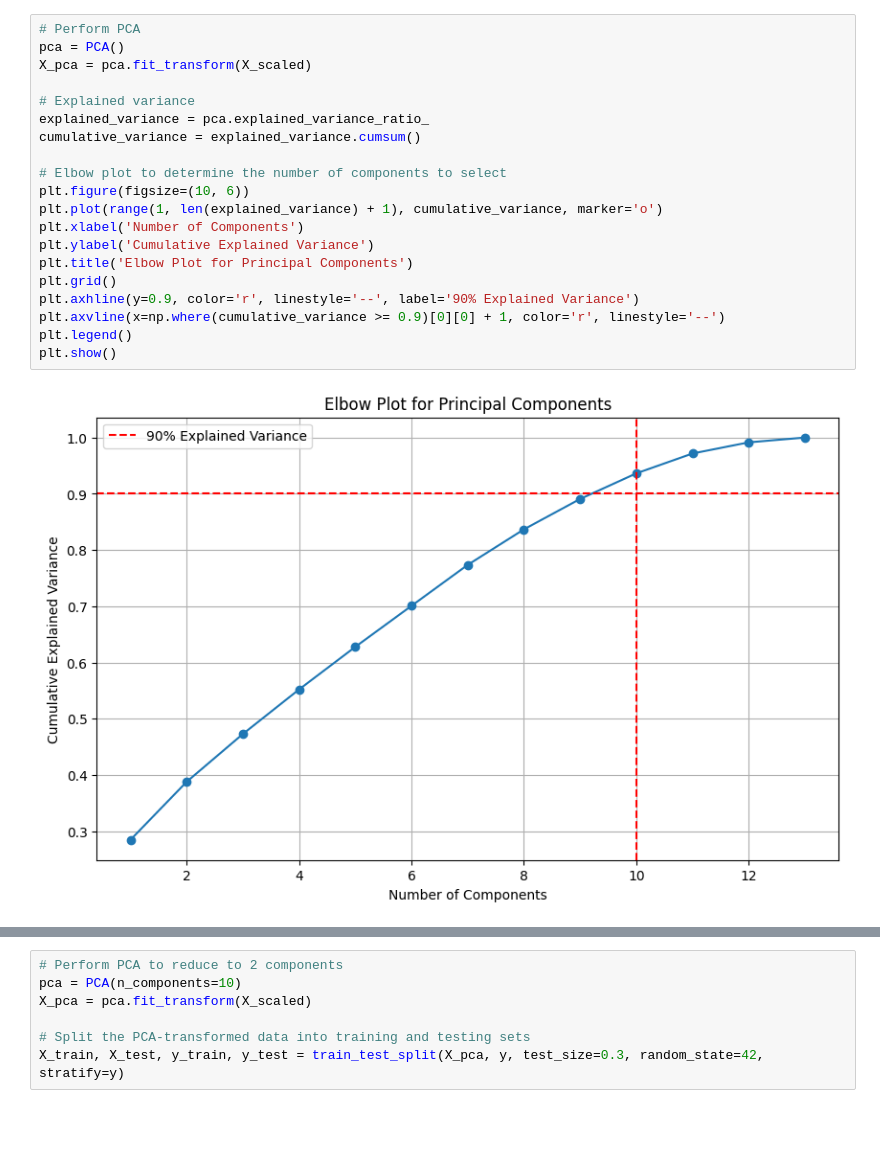
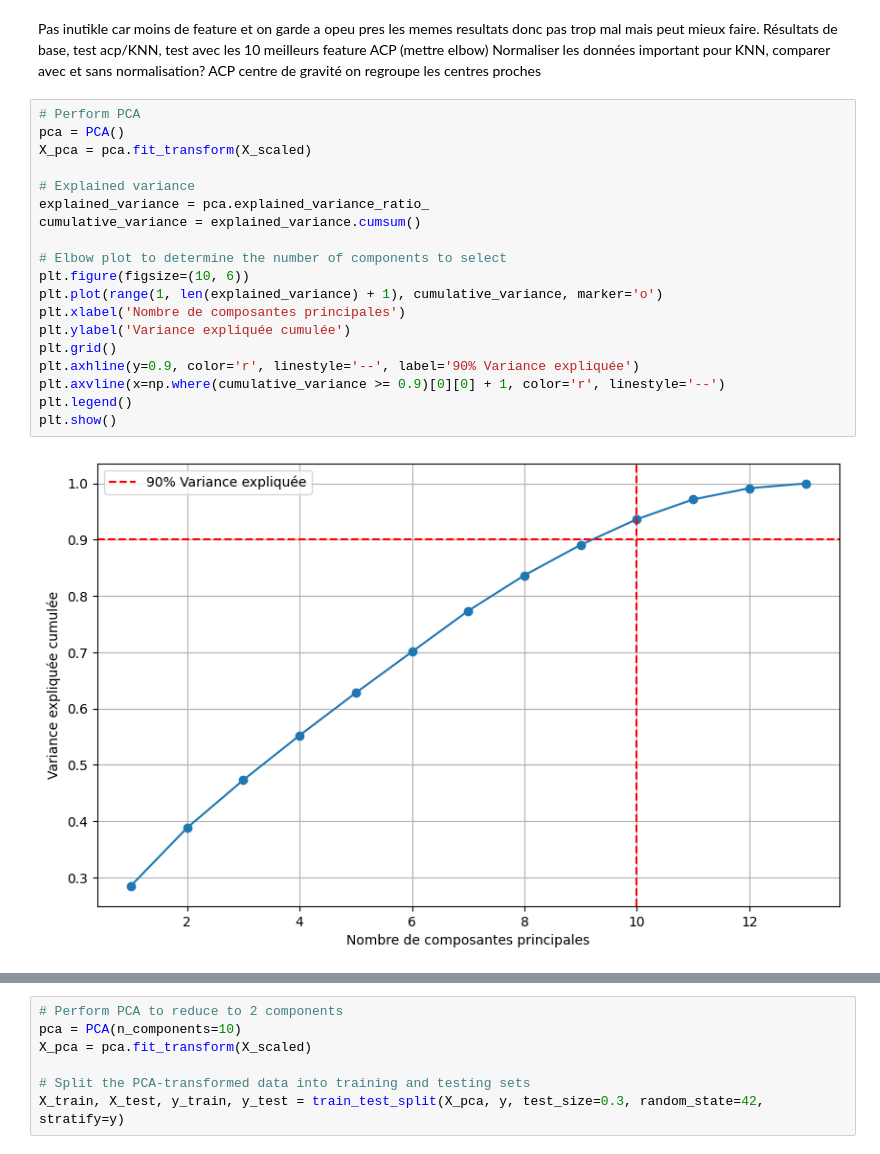
Before and after one commit to adrsimon/music-genre-prediction, a Jupyter notebook: testACP.ipynb, the cells around one changed output, grey strips where cells are left out. Cells and saved outputs as stored; diff of their text form; blank space fills up the shorter version.

Commit message:
fin test

```diff
--- a/testACP.ipynb
+++ b/testACP.ipynb
@@ -34,25 +42,29 @@ X.head()
 # Normalize the features
 scaler = StandardScaler()
 X_scaled = scaler.fit_transform(X)
+# %% [markdown]
+Pas inutikle car moins de feature et on garde a opeu pres les memes resultats donc pas trop mal mais peut mieux faire.
+Résultats de base, test acp/KNN, test avec les 10 meilleurs feature ACP (mettre elbow)
+Normaliser les données important pour KNN, comparer avec et sans normalisation?
+ACP centre de gravité on regroupe les centres proches
 # %%
 # Perform PCA
 pca = PCA()
 X_pca = pca.fit_transform(X_scaled)
 
 # Explained variance
 explained_variance = pca.explained_variance_ratio_
 cumulative_variance = explained_variance.cumsum()
 
 # Elbow plot to determine the number of components to select
 plt.figure(figsize=(10, 6))
 plt.plot(range(1, len(explained_variance) + 1), cumulative_variance, marker='o')
-plt.xlabel('Number of Components')
-plt.ylabel('Cumulative Explained Variance')
-plt.title('Elbow Plot for Principal Components')
+plt.xlabel('Nombre de composantes principales')
+plt.ylabel('Variance expliquée cumulée')
 plt.grid()
-plt.axhline(y=0.9, color='r', linestyle='--', label='90% Explained Variance')
+plt.axhline(y=0.9, color='r', linestyle='--', label='90% Variance expliquée')
 plt.axvline(x=np.where(cumulative_variance >= 0.9)[0][0] + 1, color='r', linestyle='--')
 plt.legend()
 plt.show()
 # %% [output]
-[figure, old version]
+[figure, new version]
```
Also changed, not shown: parts of 5 cells of this notebook, 7 other files.
